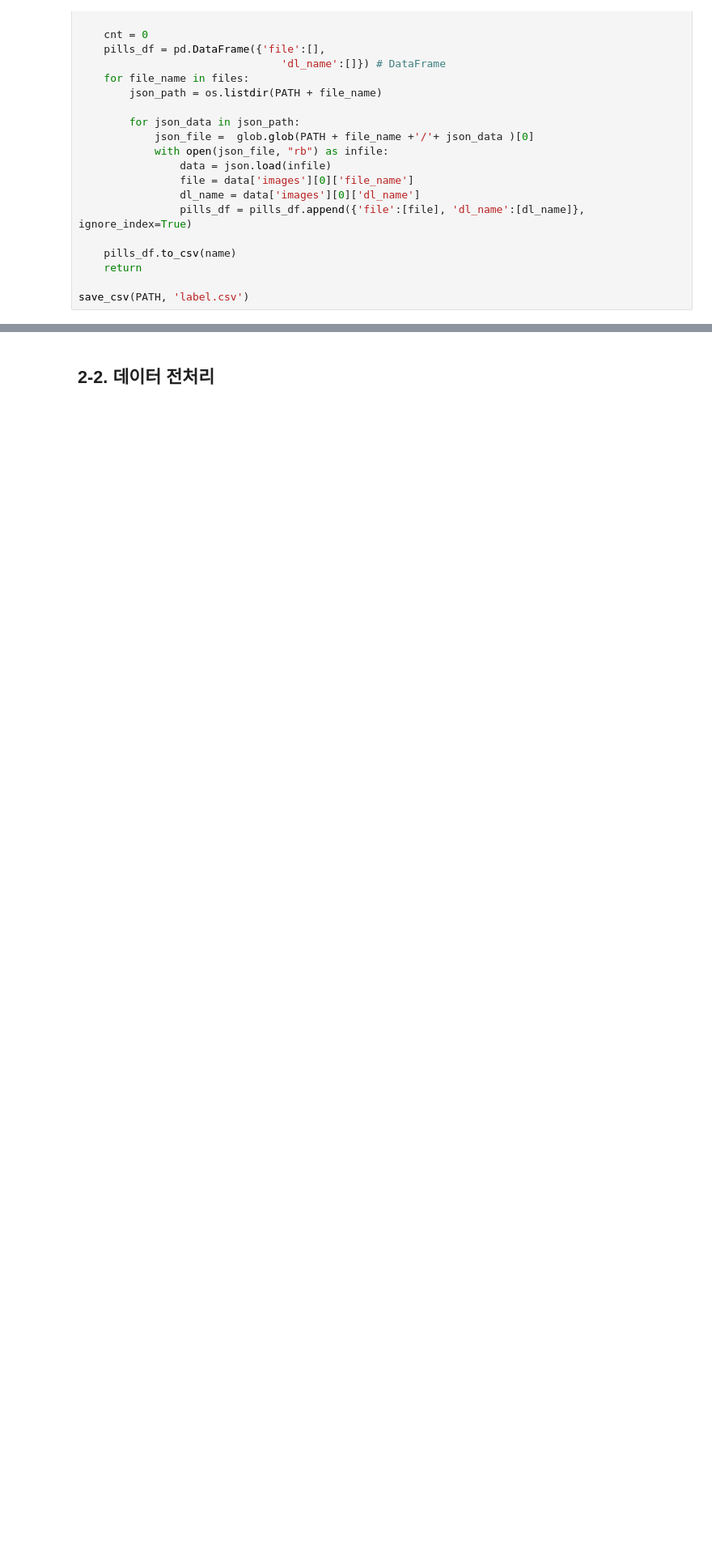
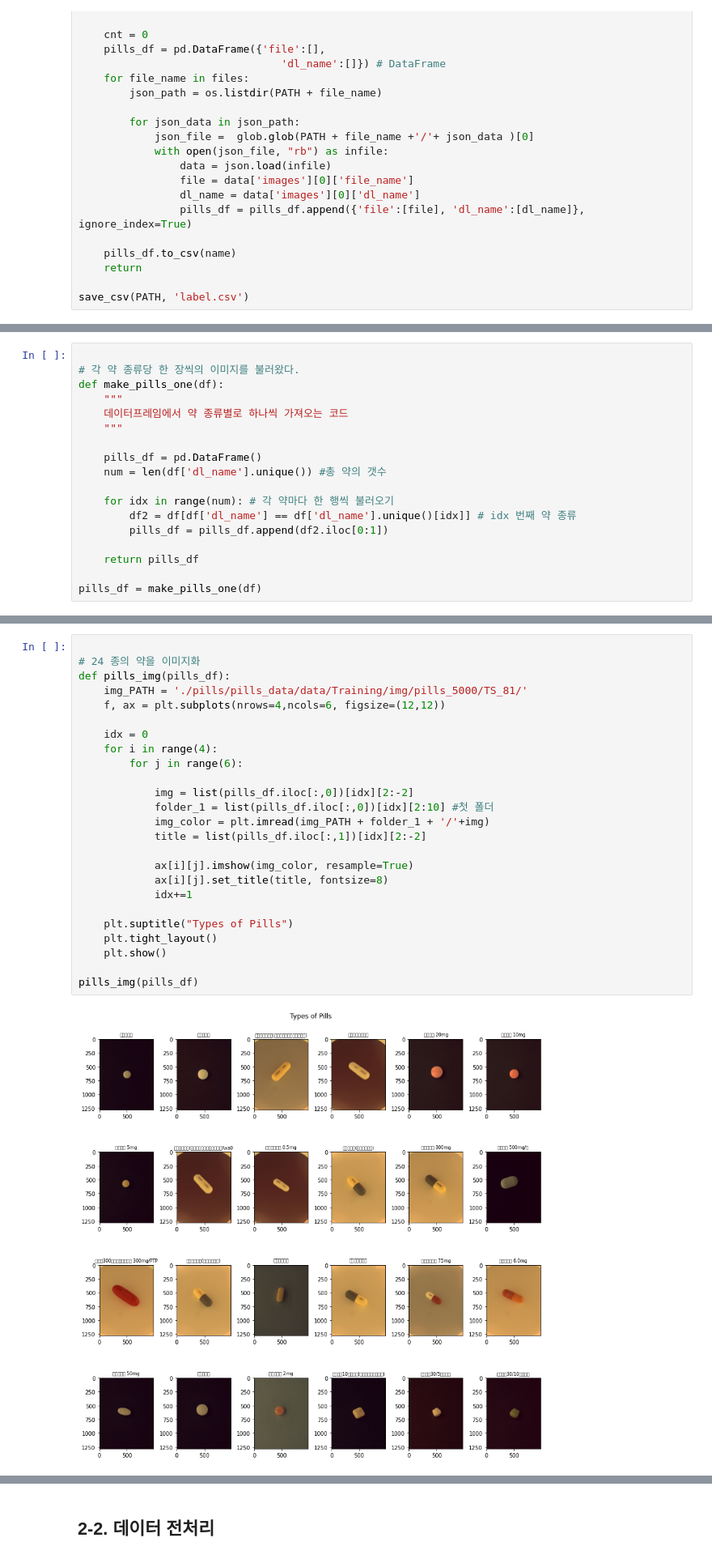
Before and after one commit to xman227/SWbootcamp, a Jupyter notebook: Oha/Project2.ipynb, the cells around one changed output, grey strips where cells are left out. Shown at 81% size. Saved outputs shown, nothing was run; the diff lists cells and outputs as text; blank space fills up the shorter version.

```diff
--- a/Oha/Project2.ipynb
+++ b/Oha/Project2.ipynb
@@ -148,0 +197,18 @@ df.drop('variety', axis=1)
+# %%
+
+# 각 약 종류당 한 장씩의 이미지를 불러왔다.
+def make_pills_one(df):
+    """
+    데이터프레임에서 약 종류별로 하나씩 가져오는 코드
+    """
+
+    pills_df = pd.DataFrame()
+    num = len(df['dl_name'].unique()) #총 약의 갯수
+
+    for idx in range(num): # 각 약마다 한 행씩 불러오기
+        df2 = df[df['dl_name'] == df['dl_name'].unique()[idx]] # idx 번째 약 종류
+        pills_df = pills_df.append(df2.iloc[0:1])
+
+    return pills_df
+
+pills_df = make_pills_one(df)
@@ -148,0 +253,27 @@ df.drop('variety', axis=1)
+# %%
+
+# 24 종의 약을 이미지화
+def pills_img(pills_df):
+    img_PATH = './pills/pills_data/data/Training/img/pills_5000/TS_81/'
+    f, ax = plt.subplots(nrows=4,ncols=6, figsize=(12,12))
+
+    idx = 0
+    for i in range(4):
+        for j in range(6):
+
+            img = list(pills_df.iloc[:,0])[idx][2:-2]
+            folder_1 = list(pills_df.iloc[:,0])[idx][2:10] #첫 폴더
+            img_color = plt.imread(img_PATH + folder_1 + '/'+img)
+            title = list(pills_df.iloc[:,1])[idx][2:-2]
+
+            ax[i][j].imshow(img_color, resample=True)
+            ax[i][j].set_title(title, fontsize=8)
+            idx+=1
+
+    plt.suptitle("Types of Pills")
+    plt.tight_layout()
+    plt.show()
+
+pills_img(pills_df)
+# %% [output]
+[figure, added]
```
Also changed, not shown: parts of 16 cells of this notebook.
